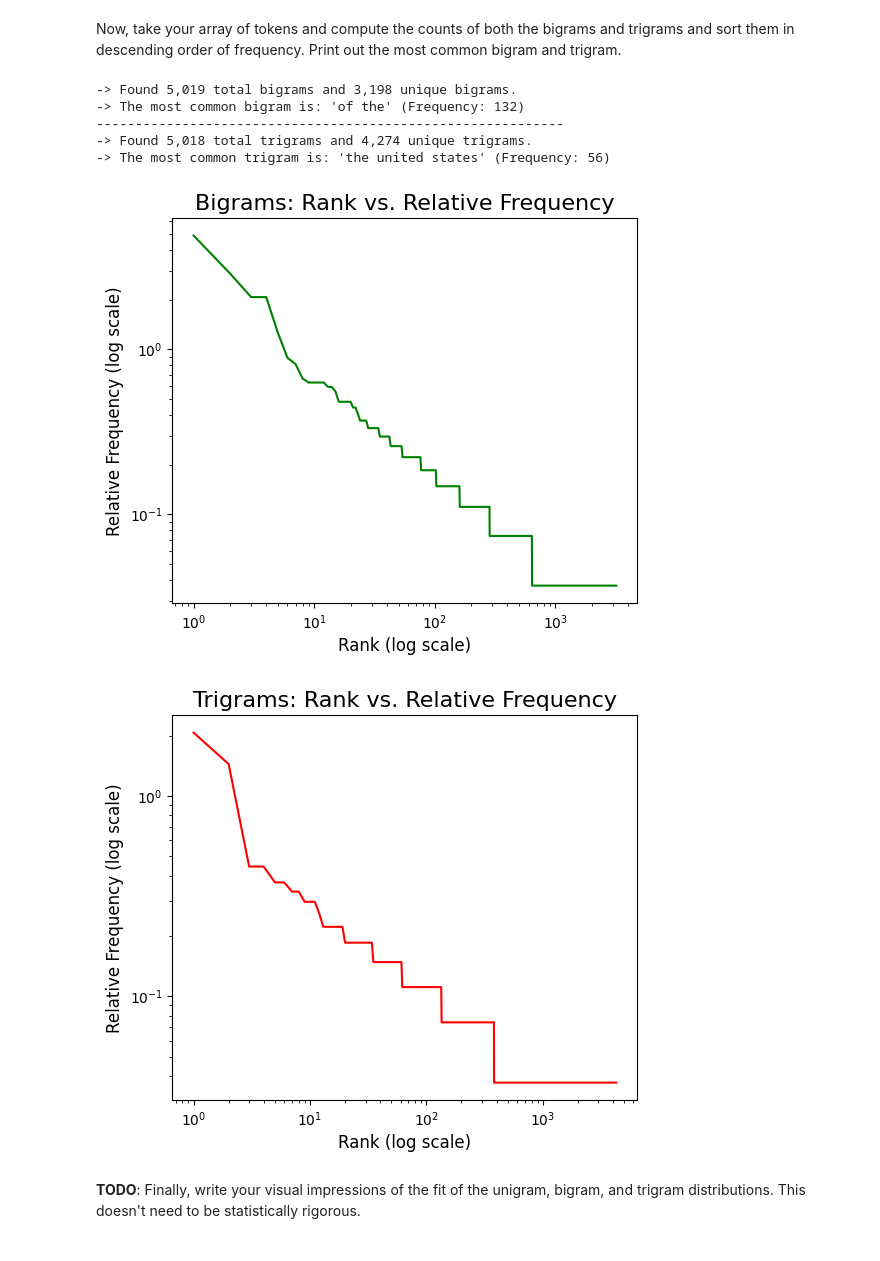
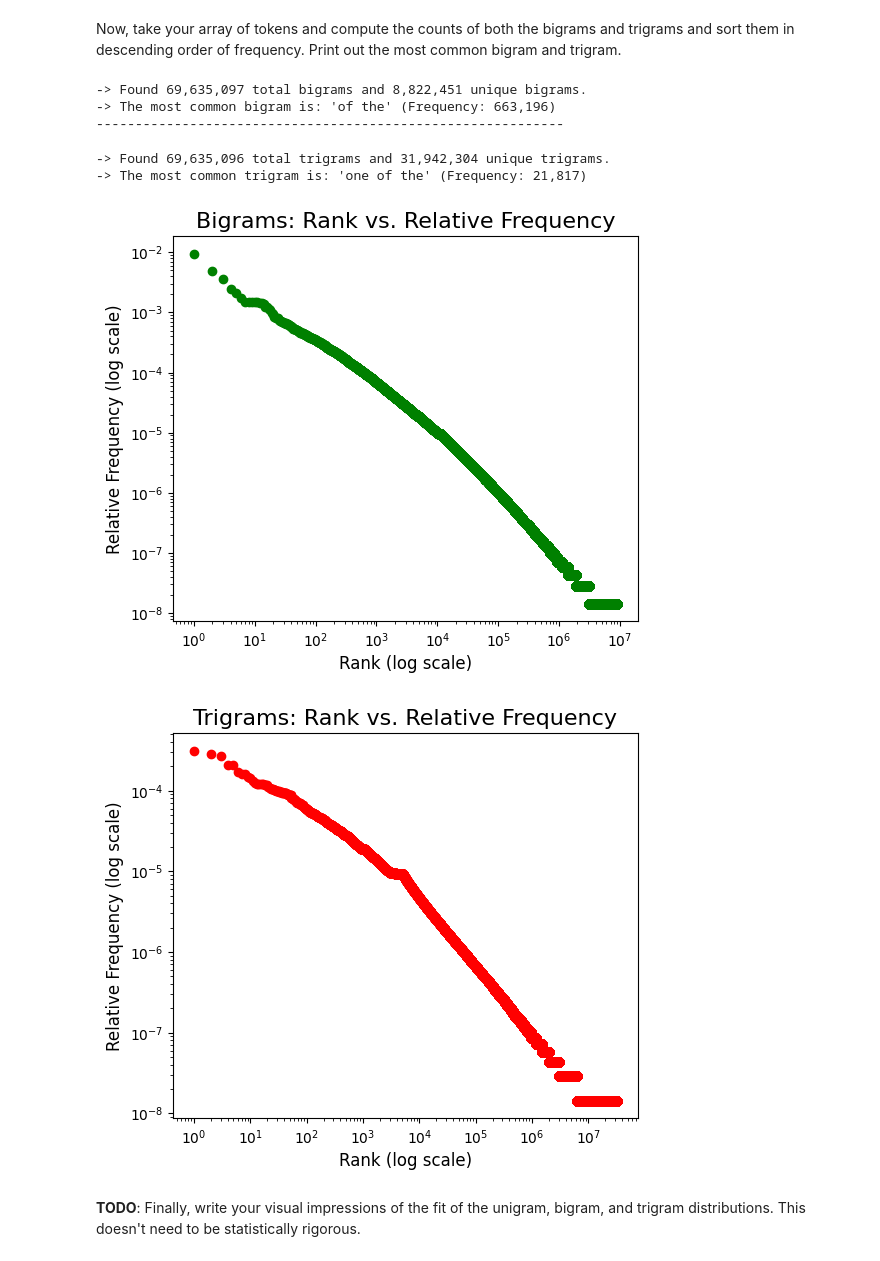
Before and after one commit to Prashanth2902/PrashanthPrabhakar, a Jupyter notebook: PrashanthPrabhakar_Assignment1.ipynb, the cells around one changed output. Drawn from its saved outputs; the diff is of its cells as text; code cells hidden in the pictures.

```diff
--- a/PrashanthPrabhakar_Assignment1.ipynb
+++ b/PrashanthPrabhakar_Assignment1.ipynb
@@ -283,15 +278,14 @@ No of unique unigrams -> 1077
 # %% [markdown]
 Now, take your array of tokens and compute the counts of both the bigrams and trigrams and sort them in descending order of frequency. Print out the most common bigram and trigram.
 # %%
-# TODO: Compute sorted bigram and trigram statistics.
-# Print out the most common bigram and trigram.
+# TODO: Compute sorted bigram statistics.
+# Print out the most common bigram.
+import collections
 
 try:
     bigrams = [" ".join(all_tokens[i:i+2]) for i in range(len(all_tokens)-1)]
 
-    bigram_counts = {}
-    for bg in bigrams:
-        bigram_counts[bg] = bigram_counts.get(bg, 0) + 1
+    bigram_counts = collections.Counter(bigrams)
 
     most_common_bigram = max(bigram_counts, key=bigram_counts.get)
     bigram_frequency = bigram_counts[most_common_bigram]
@@ -300,28 +294,32 @@ try:
     print(f"-> The most common bigram is: '{most_common_bigram}' (Frequency: {bigram_frequency:,})")
     print("-"*60)
 
-    trigrams = [" ".join(all_tokens[i:i+3]) for i in range(len(all_tokens)-2)]
-
-    trigram_counts = {}
-    for tg in trigrams:
-        trigram_counts[tg] = trigram_counts.get(tg, 0) + 1
-
-    most_common_trigram = max(trigram_counts, key=trigram_counts.get)
-    trigram_frequency = trigram_counts[most_common_trigram]
-
-    print(f"-> Found {len(trigrams):,} total trigrams and {len(trigram_counts):,} unique trigrams.")
-    print(f"-> The most common trigram is: '{most_common_trigram}' (Frequency: {trigram_frequency:,})")
-
 except Exception as e:
     print(f"An error occurred: {e}")
-# Plot rank vs. relative frequency for bigrams and trigrams.
-# You may make separate plots or put them on the same plot and label them.
 # %% [output]
--> Found 5,019 total bigrams and 3,198 unique bigrams.
--> The most common bigram is: 'of the' (Frequency: 132)
+-> Found 69,635,097 total bigrams and 8,822,451 unique bigrams.
+-> The most common bigram is: 'of the' (Frequency: 663,196)
 ------------------------------------------------------------
--> Found 5,018 total trigrams and 4,274 unique trigrams.
--> The most common trigram is: 'the united states' (Frequency: 56)
+# %%
+# TODO: Compute sorted trigram statistics.
+# Print out the most common trigram.
+
+try:
+    trigrams = [" ".join(all_tokens[i:i+3]) for i in range(len(all_tokens)-2)]
+
+    trigram_counts = collections.Counter(trigrams)
+
+    most_common_trigram = max(trigram_counts, key=trigram_counts.get)
+    trigram_frequency = trigram_counts[most_common_trigram]
+
+    print(f"-> Found {len(trigrams):,} total trigrams and {len(trigram_counts):,} unique trigrams.")
+    print(f"-> The most common trigram is: '{most_common_trigram}' (Frequency: {trigram_frequency:,})")
+
+except Exception as e:
+    print(f"An error occurred: {e}")
+# %% [output]
+-> Found 69,635,096 total trigrams and 31,942,304 unique trigrams.
+-> The most common trigram is: 'one of the' (Frequency: 21,817)
 # %%
 # Plot rank vs. relative frequency for bigrams.
 import matplotlib.pyplot as plt
@@ -341,8 +339,7 @@ try:
     relative_frequencies = np.array([count for word, count in sorted_bigrams]) / N
 
     plt.figure(figsize=(6, 5))
-    plt.plot(ranks, relative_frequencies, label='Bigrams', color='green')
-
+    plt.scatter(ranks, relative_frequencies, c="green")
 
 
     plt.xscale('log')
@@ -354,38 +351,38 @@ try:
 except Exception as e:
     print(f"An error occurred: {e}")
 # %% [output]
-[figure, old version]
+[figure, new version]
 # %%
 # Plot rank vs. relative frequency for trigrams.
 import matplotlib.pyplot as plt
 try:
 
     trigrams = [" ".join(all_tokens[i:i+3]) for i in range(len(all_tokens)-1)]
 
     trigram_counts = {}
     for bg in trigrams:
         trigram_counts[bg] = trigram_counts.get(bg, 0) + 1
 
     sorted_trigrams = sorted(trigram_counts.items(), key=lambda item: item[1], reverse=True)
 
     ranks = len(sorted_trigrams)
     ranks = np.arange(1, len(sorted_trigrams) + 1)
 
     relative_frequencies = np.array([count for word, count in sorted_trigrams]) / N
 
     plt.figure(figsize=(6, 5))
-    plt.plot(ranks, relative_frequencies, label='Trigrams', color='red')
+    plt.scatter(ranks, relative_frequencies, c="red")
 
     plt.xscale('log')
     plt.yscale('log')
 
     plt.title("Trigrams: Rank vs. Relative Frequency", fontsize=16)
     plt.xlabel("Rank (log scale)", fontsize=12)
     plt.ylabel("Relative Frequency (log scale)", fontsize=12)
 except Exception as e:
     print(f"An error occurred: {e}")
 # %% [output]
-[figure, old version]
+[figure, new version]
 # %% [markdown]
 **TODO**: Finally, write your visual impressions of the fit of the unigram, bigram, and trigram distributions. This doesn't need to be statistically rigorous.
 # %% [markdown]
```
Also changed, not shown: parts of 7 cells of this notebook.
